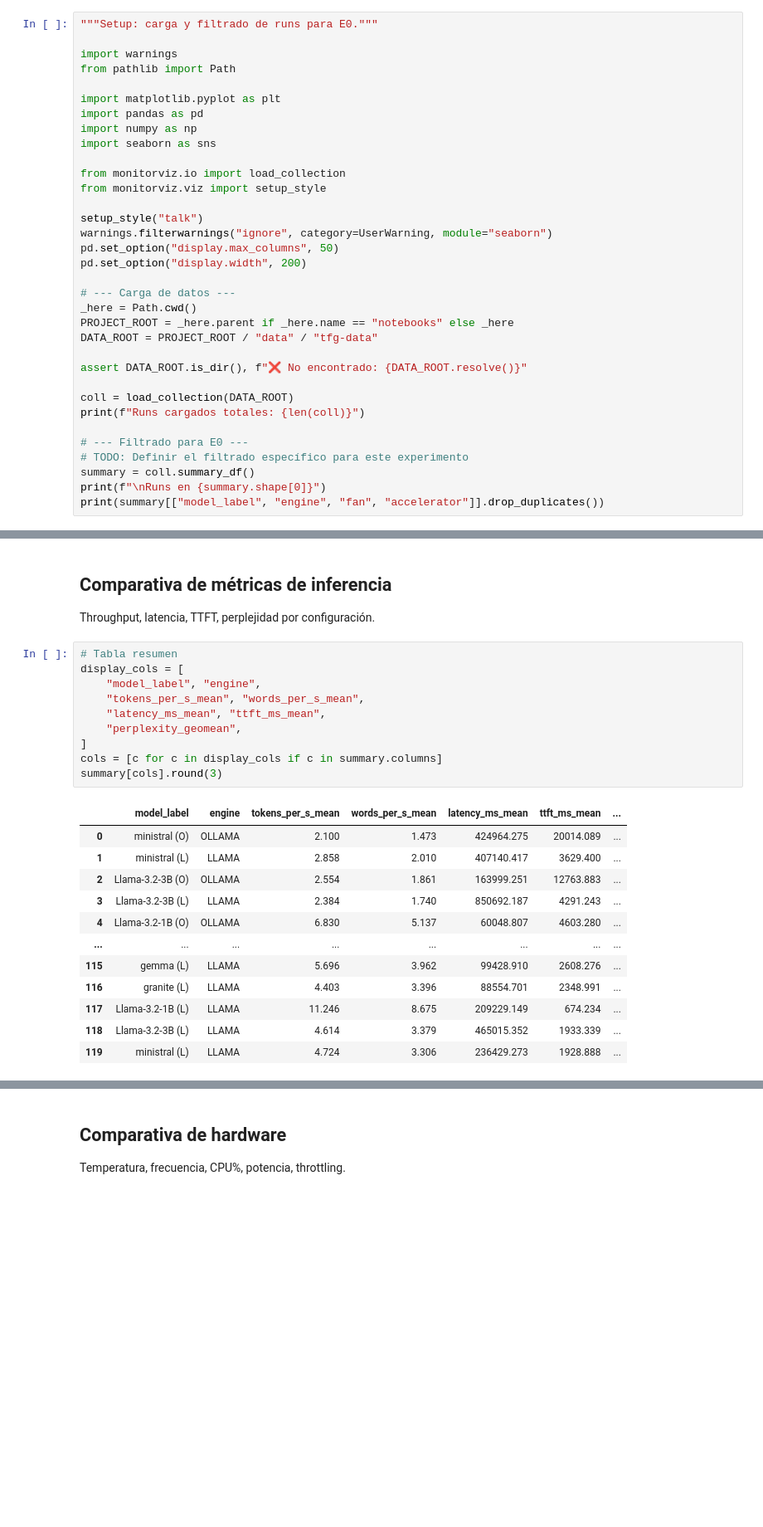
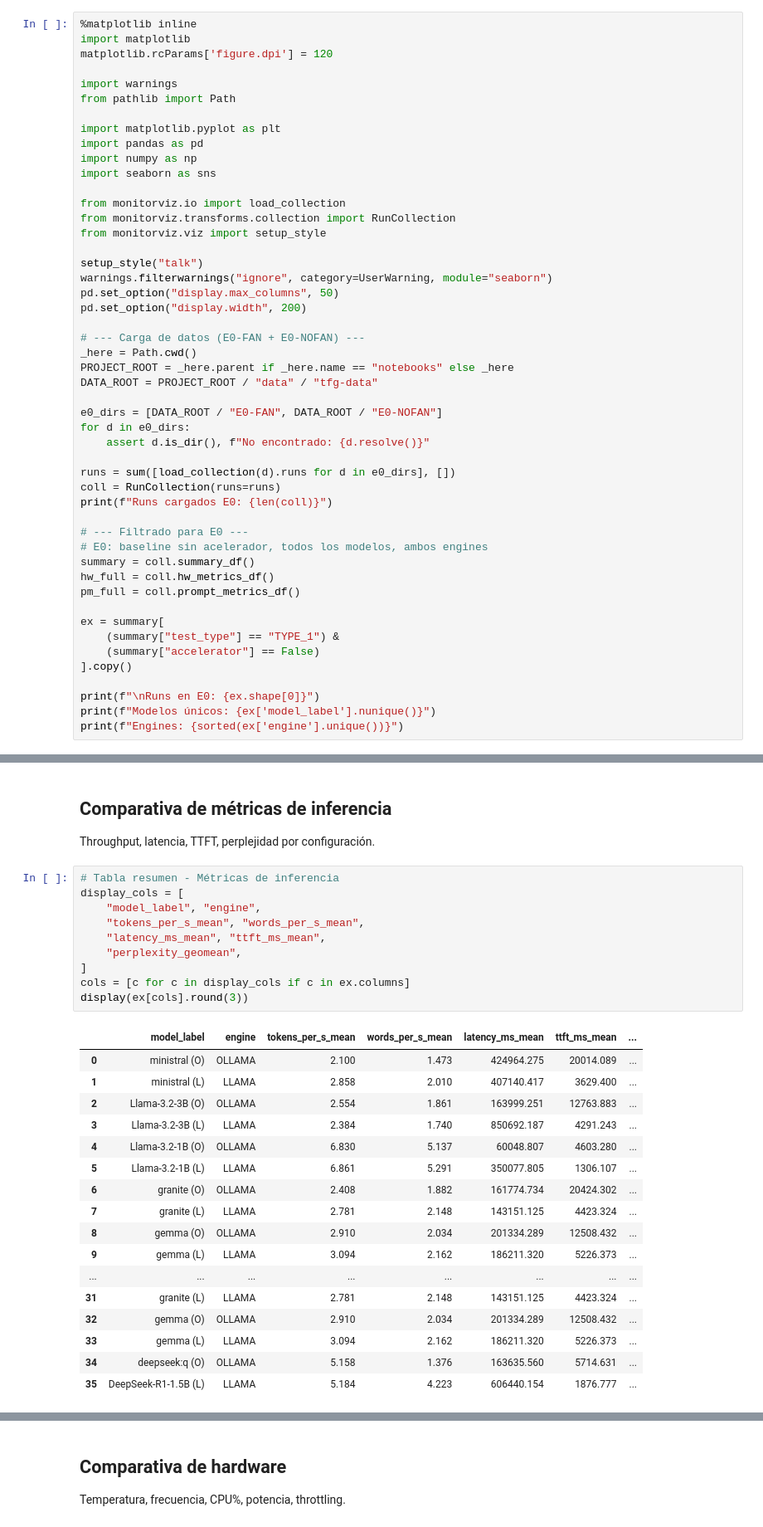
Before and after one commit to TFG-yisuscc/MonitorSystemVisualizer, a Jupyter notebook: notebooks/06_E0_baseline.ipynb, the cells around one changed output, grey strips where cells are left out. Shown at 83% size. Cells and saved outputs as stored; diff of their text form; blank space fills up the shorter version.

Commit message:
shan configurado las rutas, no cargan los noteoks (problablennmente demasiado contenido)

```diff
--- a/notebooks/06_E0_baseline.ipynb
+++ b/notebooks/06_E0_baseline.ipynb
@@ -19,5 +19,7 @@ Se espera encontrar diferencias significativas de throughput y eficiencia entre
 # %%
-"""Setup: carga y filtrado de runs para E0."""
+%matplotlib inline
+import matplotlib
+matplotlib.rcParams['figure.dpi'] = 120
 
 import warnings
 from pathlib import Path
@@ -28,6 +30,7 @@ import numpy as np
 import seaborn as sns
 
 from monitorviz.io import load_collection
+from monitorviz.transforms.collection import RunCollection
 from monitorviz.viz import setup_style
 
 setup_style("talk")
@@ -35,19 +38,31 @@ warnings.filterwarnings("ignore", category=UserWarning, module="seaborn")
 pd.set_option("display.max_columns", 50)
 pd.set_option("display.width", 200)
 
-# --- Carga de datos ---
+# --- Carga de datos (E0-FAN + E0-NOFAN) ---
 _here = Path.cwd()
 PROJECT_ROOT = _here.parent if _here.name == "notebooks" else _here
 DATA_ROOT = PROJECT_ROOT / "data" / "tfg-data"
 
-assert DATA_ROOT.is_dir(), f"❌ No encontrado: {DATA_ROOT.resolve()}"
+e0_dirs = [DATA_ROOT / "E0-FAN", DATA_ROOT / "E0-NOFAN"]
+for d in e0_dirs:
+    assert d.is_dir(), f"No encontrado: {d.resolve()}"
 
-coll = load_collection(DATA_ROOT)
-print(f"Runs cargados totales: {len(coll)}")
+runs = sum([load_collection(d).runs for d in e0_dirs], [])
+coll = RunCollection(runs=runs)
+print(f"Runs cargados E0: {len(coll)}")
 
 # --- Filtrado para E0 ---
-# TODO: Definir el filtrado específico para este experimento
+# E0: baseline sin acelerador, todos los modelos, ambos engines
 summary = coll.summary_df()
-print(f"\nRuns en {summary.shape[0]}")
-print(summary[["model_label", "engine", "fan", "accelerator"]].drop_duplicates())
+hw_full = coll.hw_metrics_df()
+pm_full = coll.prompt_metrics_df()
+
+ex = summary[
+    (summary["test_type"] == "TYPE_1") &
+    (summary["accelerator"] == False)
+].copy()
+
+print(f"\nRuns en E0: {ex.shape[0]}")
+print(f"Modelos únicos: {ex['model_label'].nunique()}")
+print(f"Engines: {sorted(ex['engine'].unique())}")
 # %% [output]
@@ -79,25 +82,30 @@ Placeholder: 3-5 frases resumiendo los hallazgos principales de E0.
 
 Throughput, latencia, TTFT, perplejidad por configuración.
 # %%
-# Tabla resumen
+# Tabla resumen - Métricas de inferencia
 display_cols = [
     "model_label", "engine",
     "tokens_per_s_mean", "words_per_s_mean",
     "latency_ms_mean", "ttft_ms_mean",
     "perplexity_geomean",
 ]
-cols = [c for c in display_cols if c in summary.columns]
-summary[cols].round(3)
+cols = [c for c in display_cols if c in ex.columns]
+display(ex[cols].round(3))
 # %% [output]
 |  | model_label | engine | tokens_per_s_mean | words_per_s_mean | latency_ms_mean | ttft_ms_mean | ... |
 | 0 | ministral (O) | OLLAMA | 2.100 | 1.473 | 424964.275 | 20014.089 | ... |
 | 1 | ministral (L) | LLAMA | 2.858 | 2.010 | 407140.417 | 3629.400 | ... |
 | 2 | Llama-3.2-3B (O) | OLLAMA | 2.554 | 1.861 | 163999.251 | 12763.883 | ... |
 | 3 | Llama-3.2-3B (L) | LLAMA | 2.384 | 1.740 | 850692.187 | 4291.243 | ... |
 | 4 | Llama-3.2-1B (O) | OLLAMA | 6.830 | 5.137 | 60048.807 | 4603.280 | ... |
+| 5 | Llama-3.2-1B (L) | LLAMA | 6.861 | 5.291 | 350077.805 | 1306.107 | ... |
+| 6 | granite (O) | OLLAMA | 2.408 | 1.882 | 161774.734 | 20424.302 | ... |
+| 7 | granite (L) | LLAMA | 2.781 | 2.148 | 143151.125 | 4423.324 | ... |
+| 8 | gemma (O) | OLLAMA | 2.910 | 2.034 | 201334.289 | 12508.432 | ... |
+| 9 | gemma (L) | LLAMA | 3.094 | 2.162 | 186211.320 | 5226.373 | ... |
 | ... | ... | ... | ... | ... | ... | ... | ... |
-| 115 | gemma (L) | LLAMA | 5.696 | 3.962 | 99428.910 | 2608.276 | ... |
-| 116 | granite (L) | LLAMA | 4.403 | 3.396 | 88554.701 | 2348.991 | ... |
-| 117 | Llama-3.2-1B (L) | LLAMA | 11.246 | 8.675 | 209229.149 | 674.234 | ... |
-| 118 | Llama-3.2-3B (L) | LLAMA | 4.614 | 3.379 | 465015.352 | 1933.339 | ... |
-| 119 | ministral (L) | LLAMA | 4.724 | 3.306 | 236429.273 | 1928.888 | ... |
+| 31 | granite (L) | LLAMA | 2.781 | 2.148 | 143151.125 | 4423.324 | ... |
+| 32 | gemma (O) | OLLAMA | 2.910 | 2.034 | 201334.289 | 12508.432 | ... |
+| 33 | gemma (L) | LLAMA | 3.094 | 2.162 | 186211.320 | 5226.373 | ... |
+| 34 | deepseek:q (O) | OLLAMA | 5.158 | 1.376 | 163635.560 | 5714.631 | ... |
+| 35 | DeepSeek-R1-1.5B (L) | LLAMA | 5.184 | 4.223 | 606440.154 | 1876.777 | ... |
```
Also changed, not shown: parts of 53 cells of this notebook, 6 other files.
